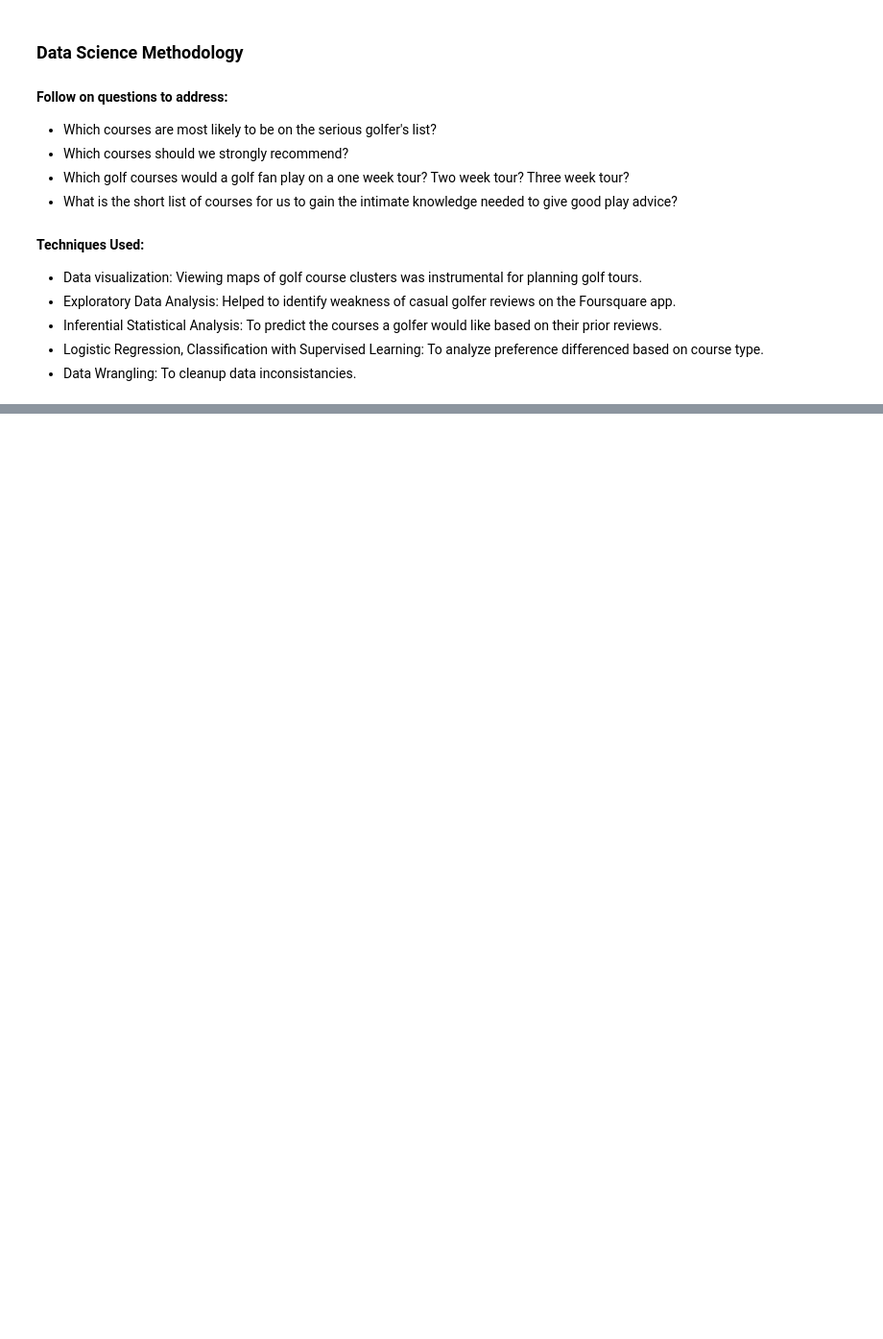
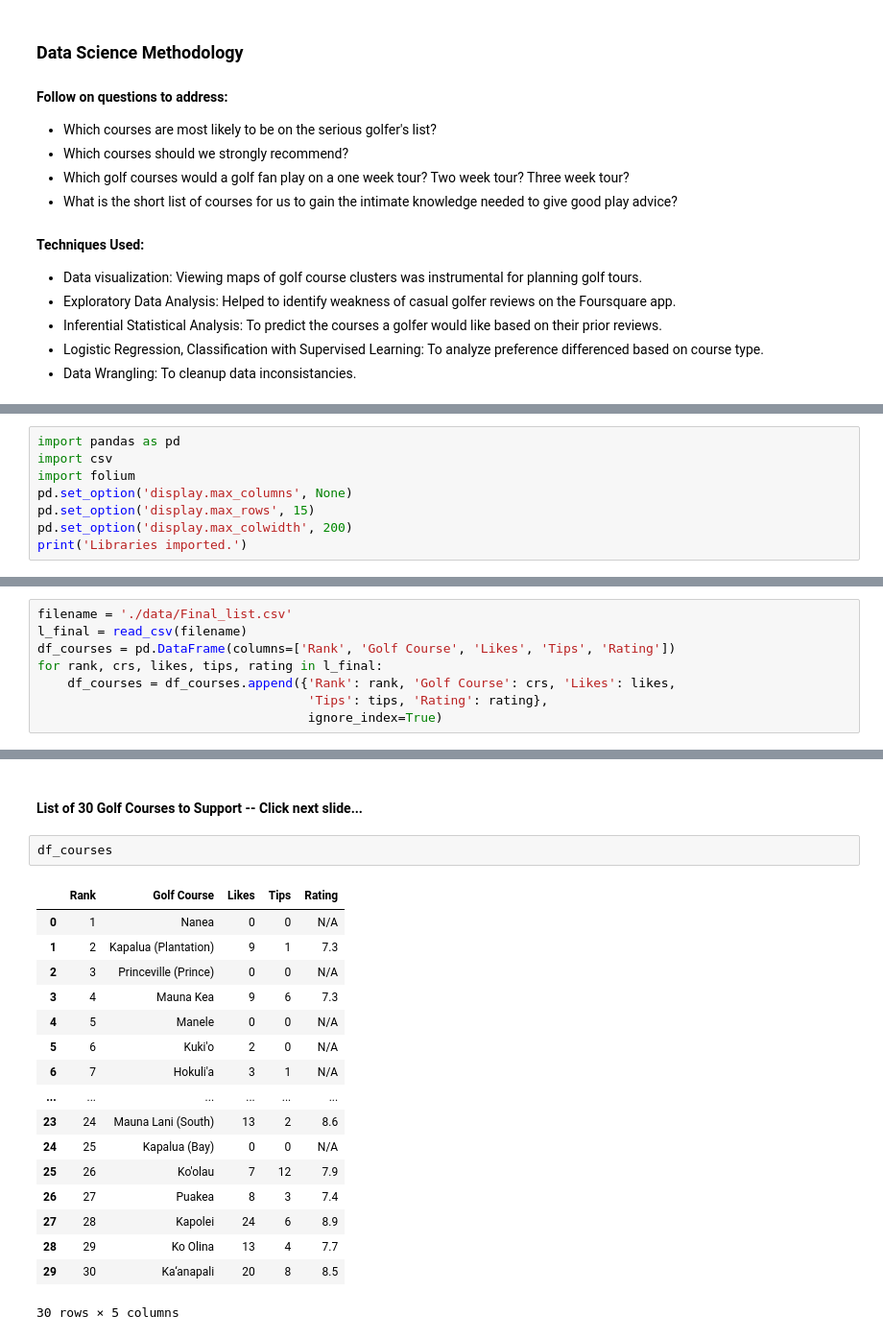
Before and after one commit to dbdweeb/golf_slide, a Jupyter notebook: nb.ipynb, the cells around one changed output, grey strips where cells are left out. Shown at 96% size. Cells and saved outputs as stored; diff of their text form; blank space fills up the shorter version.

```diff
--- a/nb.ipynb
+++ b/nb.ipynb
@@ -59,3 +59,11 @@ Using the above related problem description, data, data science methodology, app
 
 What follows are some interactive maps and views of the sample data gathered.
 ![Alt text](./img/KailuaKona.jpg)
+# %%
+import pandas as pd
+import csv
+import folium
+pd.set_option('display.max_columns', None)
+pd.set_option('display.max_rows', 15)
+pd.set_option('display.max_colwidth', 200)
+print('Libraries imported.')
@@ -61,0 +103,8 @@ What follows are some interactive maps and views of the sample data gathered.
+# %%
+filename = './data/Final_list.csv'
+l_final = read_csv(filename)
+df_courses = pd.DataFrame(columns=['Rank', 'Golf Course', 'Likes', 'Tips', 'Rating'])
+for rank, crs, likes, tips, rating in l_final:
+    df_courses = df_courses.append({'Rank': rank, 'Golf Course': crs, 'Likes': likes,
+                                    'Tips': tips, 'Rating': rating},
+                                    ignore_index=True)
@@ -61,0 +124,22 @@ What follows are some interactive maps and views of the sample data gathered.
+# %% [markdown]
+#### List of 30 Golf Courses to Support --  Click next slide...
+# %%
+df_courses
+# %% [output]
+|  | Rank | Golf Course | Likes | Tips | Rating |
+| 0 | 1 | Nanea | 0 | 0 | N/A |
+| 1 | 2 | Kapalua (Plantation) | 9 | 1 | 7.3 |
+| 2 | 3 | Princeville (Prince) | 0 | 0 | N/A |
+| 3 | 4 | Mauna Kea | 9 | 6 | 7.3 |
+| 4 | 5 | Manele | 0 | 0 | N/A |
+| 5 | 6 | Kuki'o | 2 | 0 | N/A |
+| 6 | 7 | Hokuli'a | 3 | 1 | N/A |
+| ... | ... | ... | ... | ... | ... |
+| 23 | 24 | Mauna Lani (South) | 13 | 2 | 8.6 |
+| 24 | 25 | Kapalua (Bay) | 0 | 0 | N/A |
+| 25 | 26 | Ko'olau | 7 | 12 | 7.9 |
+| 26 | 27 | Puakea | 8 | 3 | 7.4 |
+| 27 | 28 | Kapolei | 24 | 6 | 8.9 |
+| 28 | 29 | Ko Olina | 13 | 4 | 7.7 |
+| 29 | 30 | Ka‘anapali | 20 | 8 | 8.5 |
+30 rows × 5 columns
```
Also changed, not shown: parts of 15 cells of this notebook.
